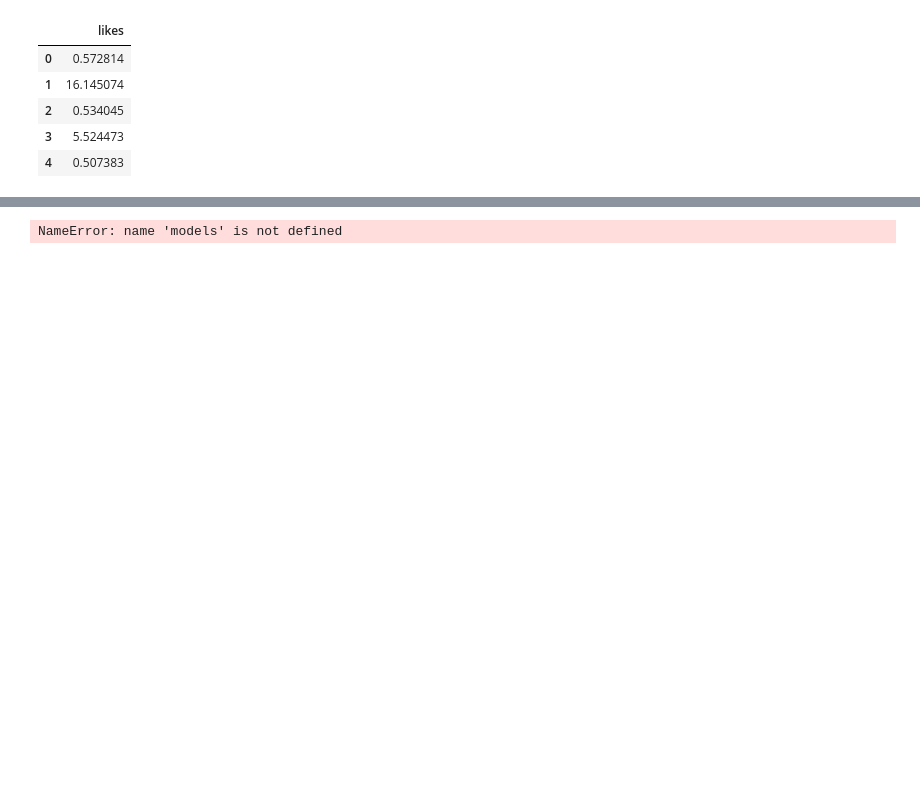
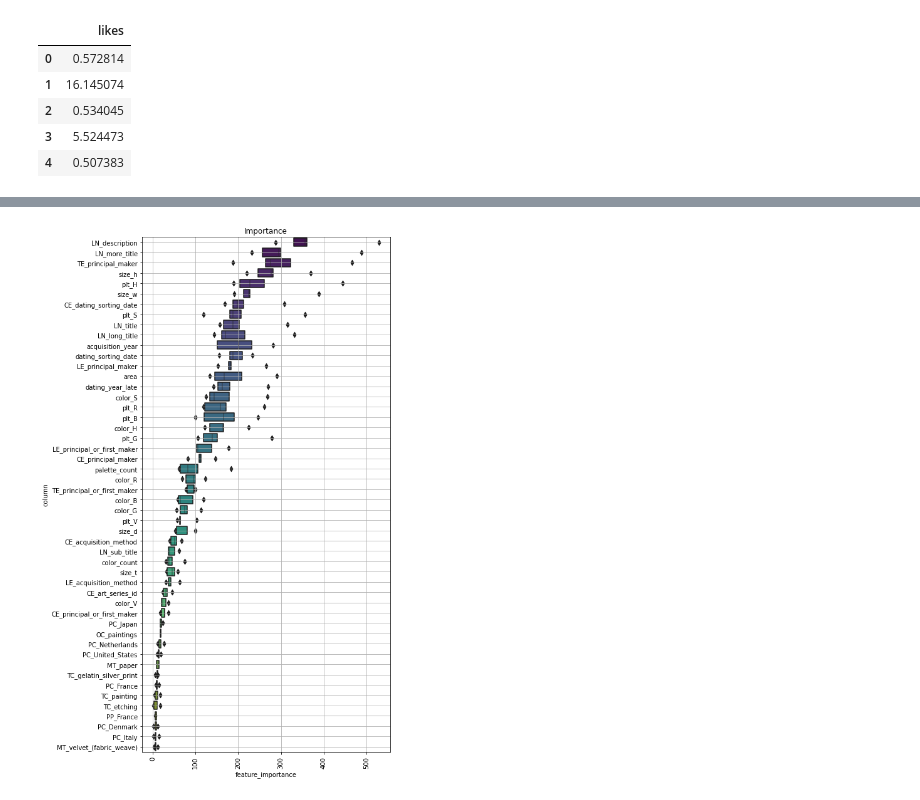
Before and after one commit to yumehara/atmacup10, a Jupyter notebook: notebook/baseline.ipynb, the cells around one changed output, grey strips where cells are left out. Saved outputs shown, nothing was run; the diff lists cells and outputs as text; code cells hidden in the pictures; blank space fills up the shorter version.

```diff
--- a/notebook/baseline.ipynb
+++ b/notebook/baseline.ipynb
@@ -277,5 +290,12 @@ LGBM_PARAM = {
 KFOLD = 5
 # %%
 cat_feat = [
-    'LE_art_series_id', 'LE_principal_maker', 'LE_principal_or_first_maker', 'LE_copyright_holder', 'LE_acquisition_method'
+    'LE_art_series_id',
+    'LE_copyright_holder', 'LE_acquisition_method'
 ]
+
+cat_feat_te = [
+    'LE_principal_maker', 'LE_principal_or_first_maker',
+]
+
+cat_feat_w_te = cat_feat + cat_feat_te
@@ -289,5 +309,5 @@ def get_stratified(y):
 # %%
-def train_kfold(X, y, params=LGBM_PARAM, k_fold=KFOLD):
+def train_kfold(X, y, cat_feat, params=LGBM_PARAM, k_fold=KFOLD):
     rmse_list = []
     models = []
     oof_pred = np.zeros_like(y, dtype=np.float)
@@ -570,6 +587,6 @@ def visualize_importance(models):
     fig.tight_layout()
     return fig, ax
 # %%
-fig, ax = visualize_importance(models)
+fig, ax = visualize_importance(models1)
 # %% [output]
-NameError: name 'models' is not defined
+[figure, added]
```
Also changed, not shown: parts of 32 cells of this notebook.
